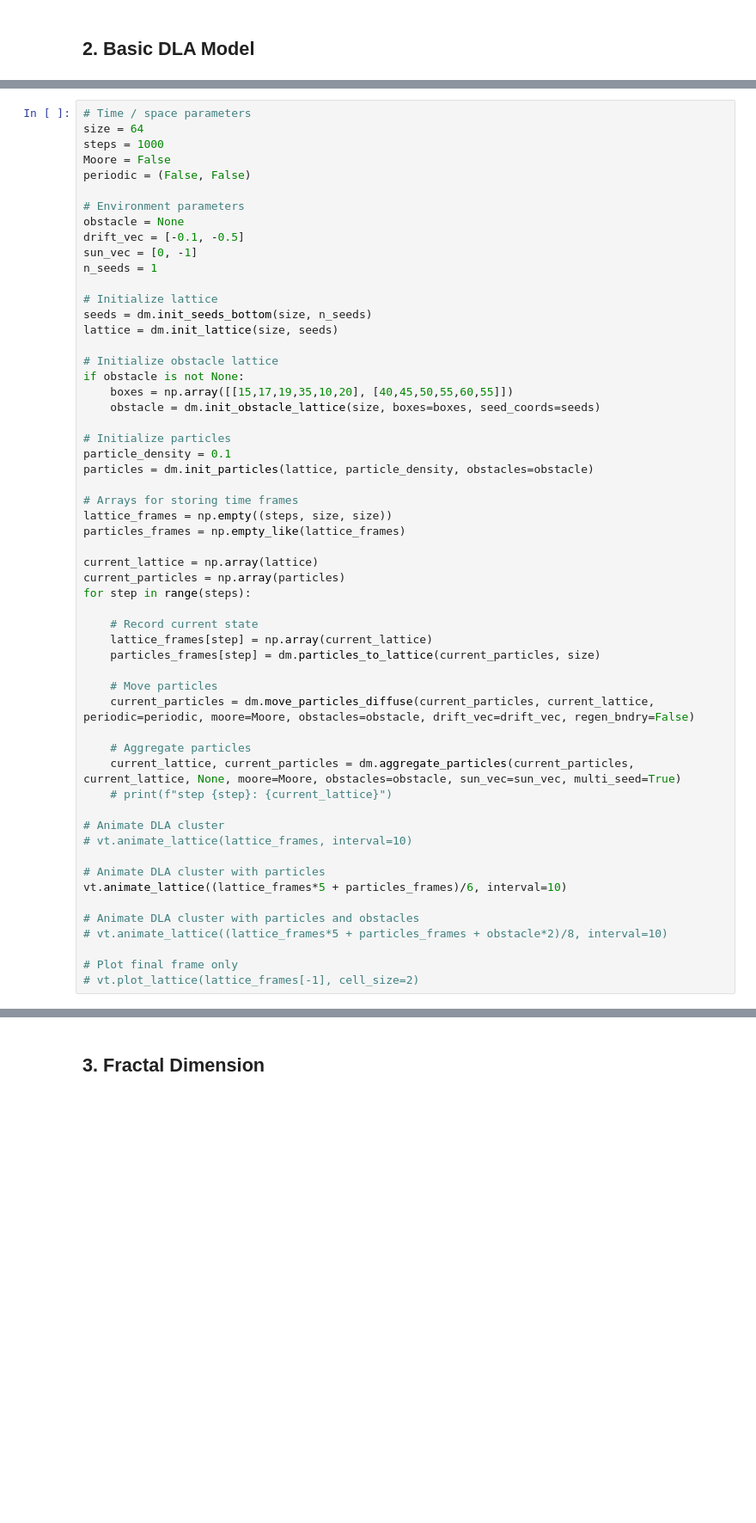
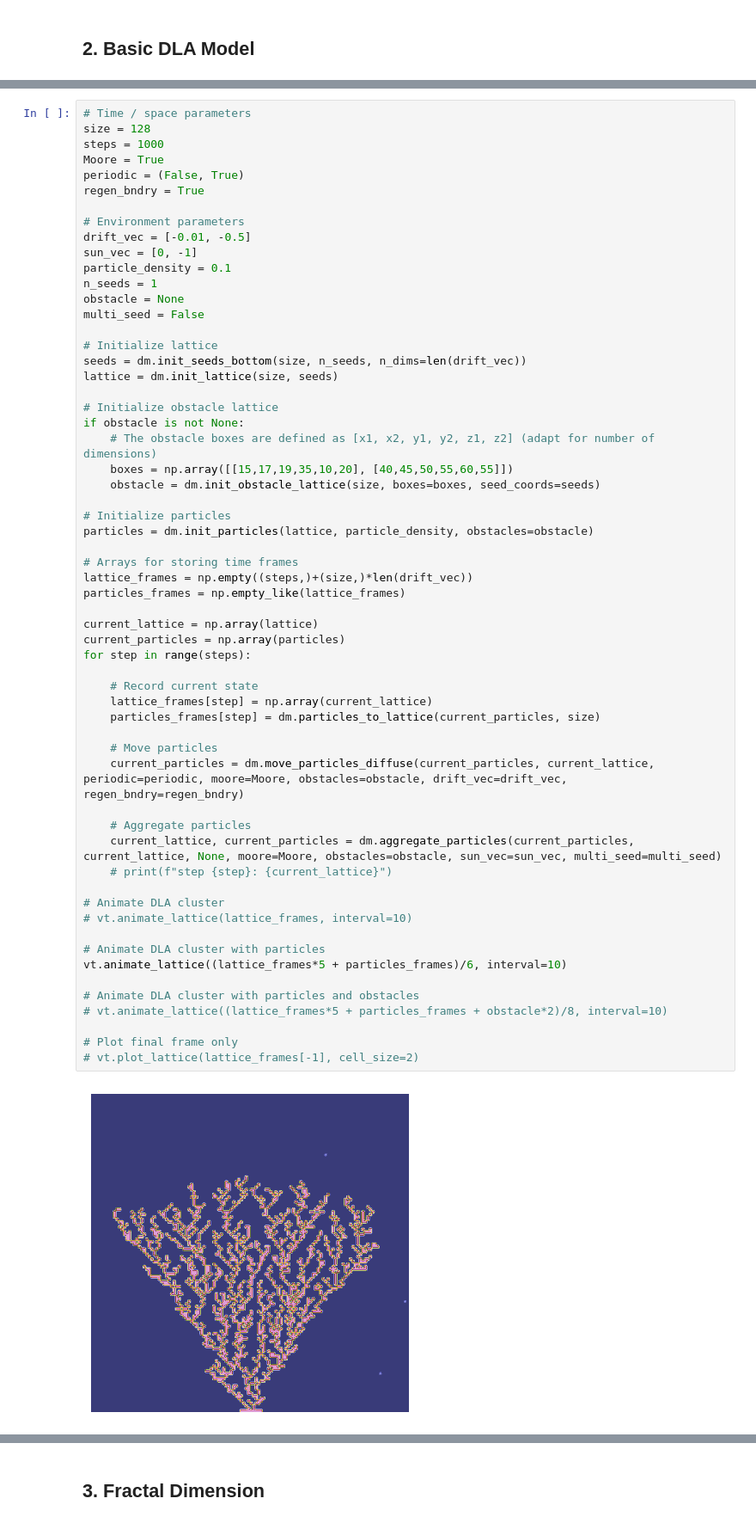
Before and after one commit to mboyan/complex-system-simulation, a Jupyter notebook: Code/ProjectNotebook.ipynb, the cells around one changed output, grey strips where cells are left out. Shown at 86% size. Cells and saved outputs as stored; diff of their text form; blank space fills up the shorter version.

```diff
--- a/Code/ProjectNotebook.ipynb
+++ b/Code/ProjectNotebook.ipynb
@@ -30,56 +53,61 @@ reload(csm)
 # %%
 # Time / space parameters
-size = 64
+size = 128
 steps = 1000
-Moore = False
-periodic = (False, False)
+Moore = True
+periodic = (False, True)
+regen_bndry = True
 
 # Environment parameters
+drift_vec = [-0.01, -0.5]
+sun_vec = [0, -1]
+particle_density = 0.1
+n_seeds = 1
 obstacle = None
-drift_vec = [-0.1, -0.5]
-sun_vec = [0, -1]
-n_seeds = 1
+multi_seed = False
 
 # Initialize lattice
-seeds = dm.init_seeds_bottom(size, n_seeds)
+seeds = dm.init_seeds_bottom(size, n_seeds, n_dims=len(drift_vec))
 lattice = dm.init_lattice(size, seeds)
 
 # Initialize obstacle lattice
 if obstacle is not None:
+    # The obstacle boxes are defined as [x1, x2, y1, y2, z1, z2] (adapt for number of dimensions)
     boxes = np.array([[15,17,19,35,10,20], [40,45,50,55,60,55]])
     obstacle = dm.init_obstacle_lattice(size, boxes=boxes, seed_coords=seeds)
 
 # Initialize particles
-particle_density = 0.1
 particles = dm.init_particles(lattice, particle_density, obstacles=obstacle)
 
 # Arrays for storing time frames
-lattice_frames = np.empty((steps, size, size))
+lattice_frames = np.empty((steps,)+(size,)*len(drift_vec))
 particles_frames = np.empty_like(lattice_frames)
 
 current_lattice = np.array(lattice)
 current_particles = np.array(particles)
 for step in range(steps):
 
     # Record current state
     lattice_frames[step] = np.array(current_lattice)
     particles_frames[step] = dm.particles_to_lattice(current_particles, size)
 
     # Move particles
-    current_particles = dm.move_particles_diffuse(current_particles, current_lattice, periodic=periodic, moore=Moore, obstacles=obstacle, drift_vec=drift_vec, regen_bndry=False)
+    current_particles = dm.move_particles_diffuse(current_particles, current_lattice, periodic=periodic, moore=Moore, obstacles=obstacle, drift_vec=drift_vec, regen_bndry=regen_bndry)
 
     # Aggregate particles
-    current_lattice, current_particles = dm.aggregate_particles(current_particles, current_lattice, None, moore=Moore, obstacles=obstacle, sun_vec=sun_vec, multi_seed=True)
+    current_lattice, current_particles = dm.aggregate_particles(current_particles, current_lattice, None, moore=Moore, obstacles=obstacle, sun_vec=sun_vec, multi_seed=multi_seed)
     # print(f"step {step}: {current_lattice}")
 
 # Animate DLA cluster
 # vt.animate_lattice(lattice_frames, interval=10)
 
 # Animate DLA cluster with particles
 vt.animate_lattice((lattice_frames*5 + particles_frames)/6, interval=10)
 
 # Animate DLA cluster with particles and obstacles
 # vt.animate_lattice((lattice_frames*5 + particles_frames + obstacle*2)/8, interval=10)
 
 # Plot final frame only
 # vt.plot_lattice(lattice_frames[-1], cell_size=2)
+# %% [output]
+[figure, added]
```
Also changed, not shown: parts of 17 cells of this notebook, 3 other files.
